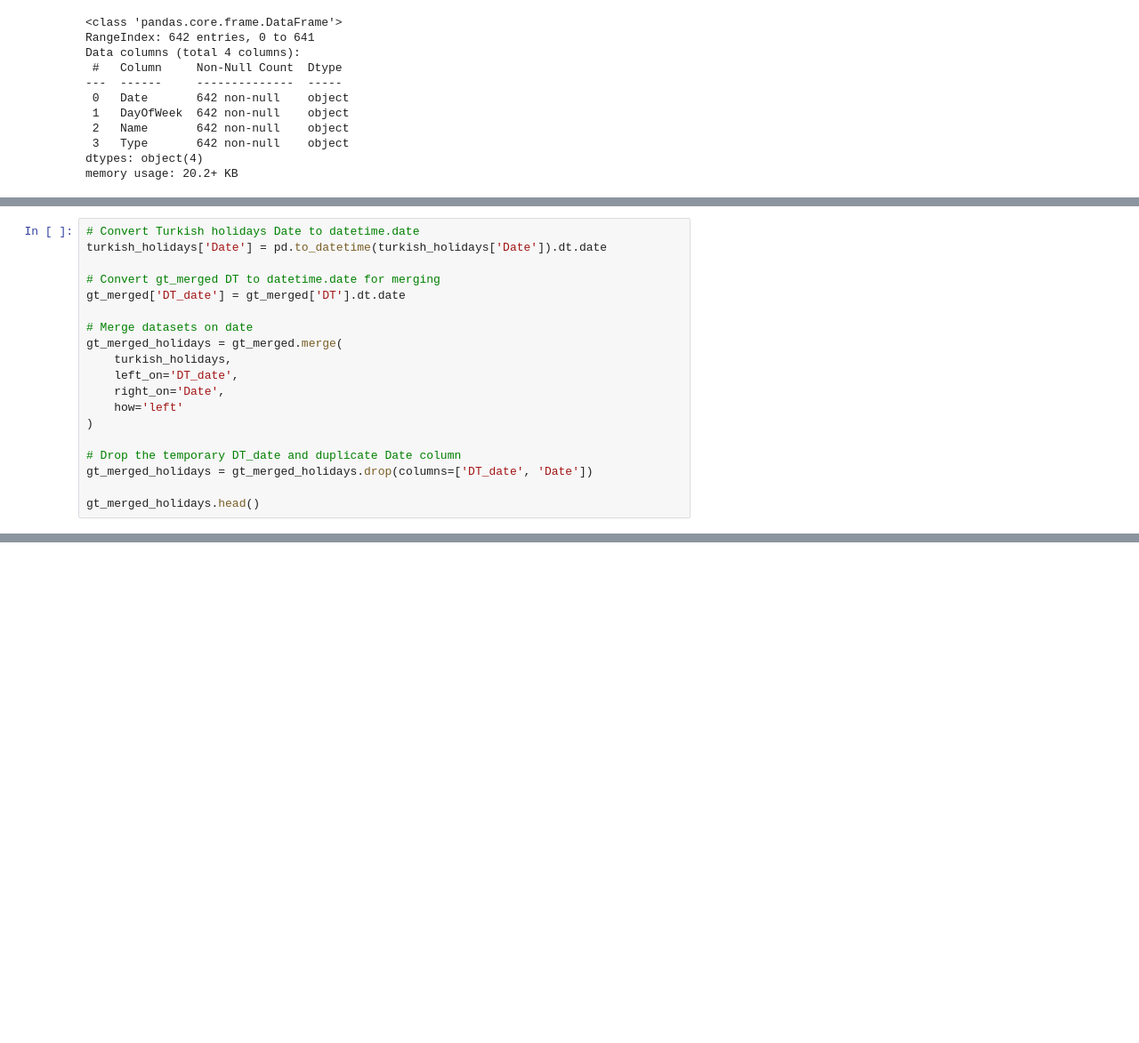
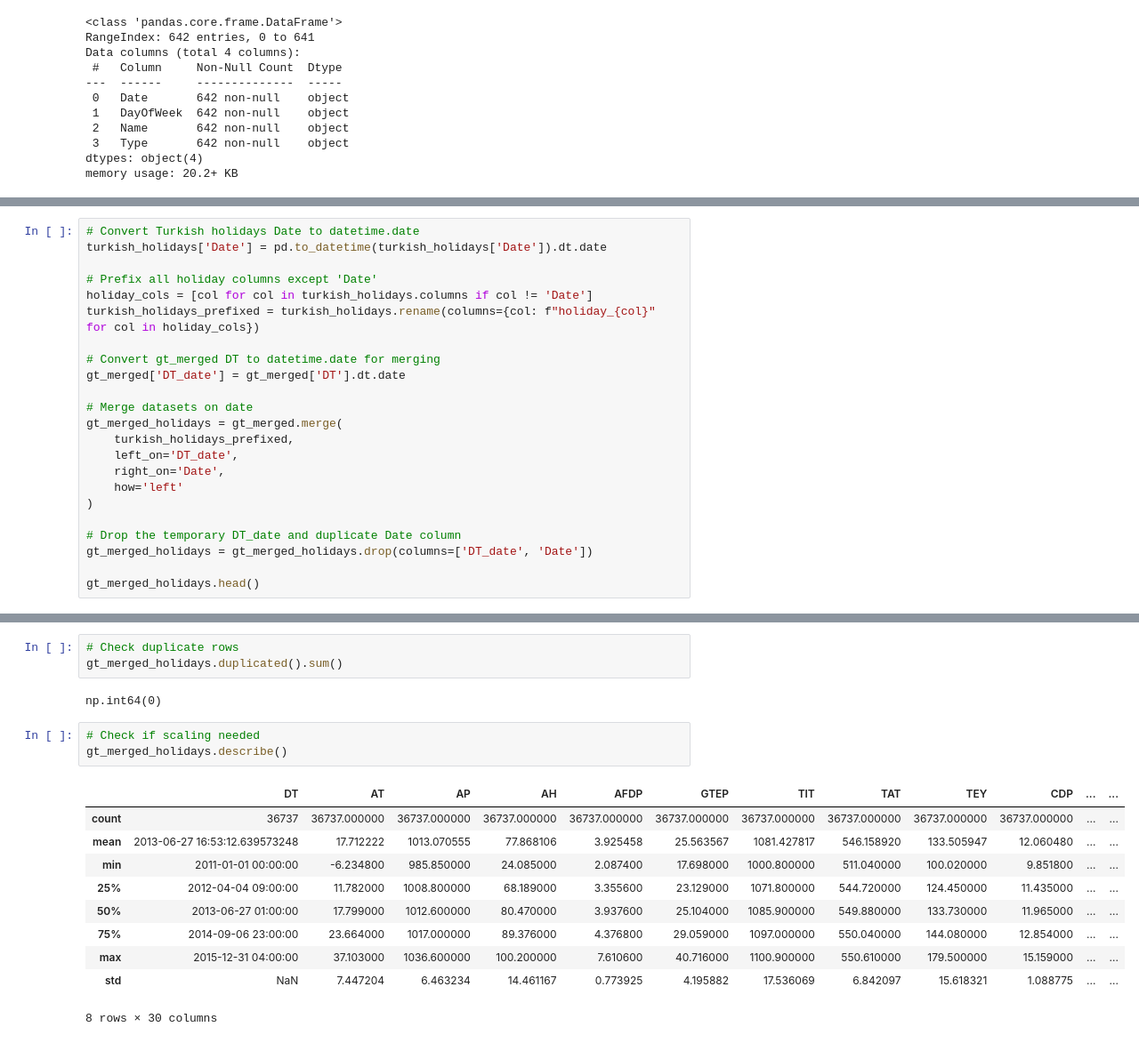
Before and after one commit to isralennon/MSAAI540, a Jupyter notebook: offline-eda-1.ipynb, the cells around one changed output, grey strips where cells are left out. Shown at 89% size. Drawn from its saved outputs; the diff is of its cells as text; blank space fills up the shorter version.

Commit message:
updated merges with prefix
updated merges with prefix

```diff
--- a/offline-eda-1.ipynb
+++ b/offline-eda-1.ipynb
@@ -317,13 +291,17 @@ memory usage: 20.2+ KB
 # %%
 # Convert Turkish holidays Date to datetime.date
 turkish_holidays['Date'] = pd.to_datetime(turkish_holidays['Date']).dt.date
+
+# Prefix all holiday columns except 'Date'
+holiday_cols = [col for col in turkish_holidays.columns if col != 'Date']
+turkish_holidays_prefixed = turkish_holidays.rename(columns={col: f"holiday_{col}" for col in holiday_cols})
 
 # Convert gt_merged DT to datetime.date for merging
 gt_merged['DT_date'] = gt_merged['DT'].dt.date
 
 # Merge datasets on date
 gt_merged_holidays = gt_merged.merge(
-    turkish_holidays,
+    turkish_holidays_prefixed,
     left_on='DT_date',
     right_on='Date',
     how='left'
@@ -363,0 +363,19 @@ memory usage: 11.2+ MB
+# %%
+# Check duplicate rows
+gt_merged_holidays.duplicated().sum()
+# %% [output]
+np.int64(0)
+# %%
+# Check if scaling needed
+gt_merged_holidays.describe()
+# %% [output]
+|  | DT | AT | AP | AH | AFDP | GTEP | TIT | TAT | TEY | CDP | ... | ... |
+| count | 36737 | 36737.000000 | 36737.000000 | 36737.000000 | 36737.000000 | 36737.000000 | 36737.000000 | 36737.000000 | 36737.000000 | 36737.000000 | ... | ... |
+| mean | 2013-06-27 16:53:12.639573248 | 17.712222 | 1013.070555 | 77.868106 | 3.925458 | 25.563567 | 1081.427817 | 546.158920 | 133.505947 | 12.060480 | ... | ... |
+| min | 2011-01-01 00:00:00 | -6.234800 | 985.850000 | 24.085000 | 2.087400 | 17.698000 | 1000.800000 | 511.040000 | 100.020000 | 9.851800 | ... | ... |
+| 25% | 2012-04-04 09:00:00 | 11.782000 | 1008.800000 | 68.189000 | 3.355600 | 23.129000 | 1071.800000 | 544.720000 | 124.450000 | 11.435000 | ... | ... |
+| 50% | 2013-06-27 01:00:00 | 17.799000 | 1012.600000 | 80.470000 | 3.937600 | 25.104000 | 1085.900000 | 549.880000 | 133.730000 | 11.965000 | ... | ... |
+| 75% | 2014-09-06 23:00:00 | 23.664000 | 1017.000000 | 89.376000 | 4.376800 | 29.059000 | 1097.000000 | 550.040000 | 144.080000 | 12.854000 | ... | ... |
+| max | 2015-12-31 04:00:00 | 37.103000 | 1036.600000 | 100.200000 | 7.610600 | 40.716000 | 1100.900000 | 550.610000 | 179.500000 | 15.159000 | ... | ... |
+| std | NaN | 7.447204 | 6.463234 | 14.461167 | 0.773925 | 4.195882 | 17.536069 | 6.842097 | 15.618321 | 1.088775 | ... | ... |
+8 rows × 30 columns
```
Also changed, not shown: parts of 7 cells of this notebook.
